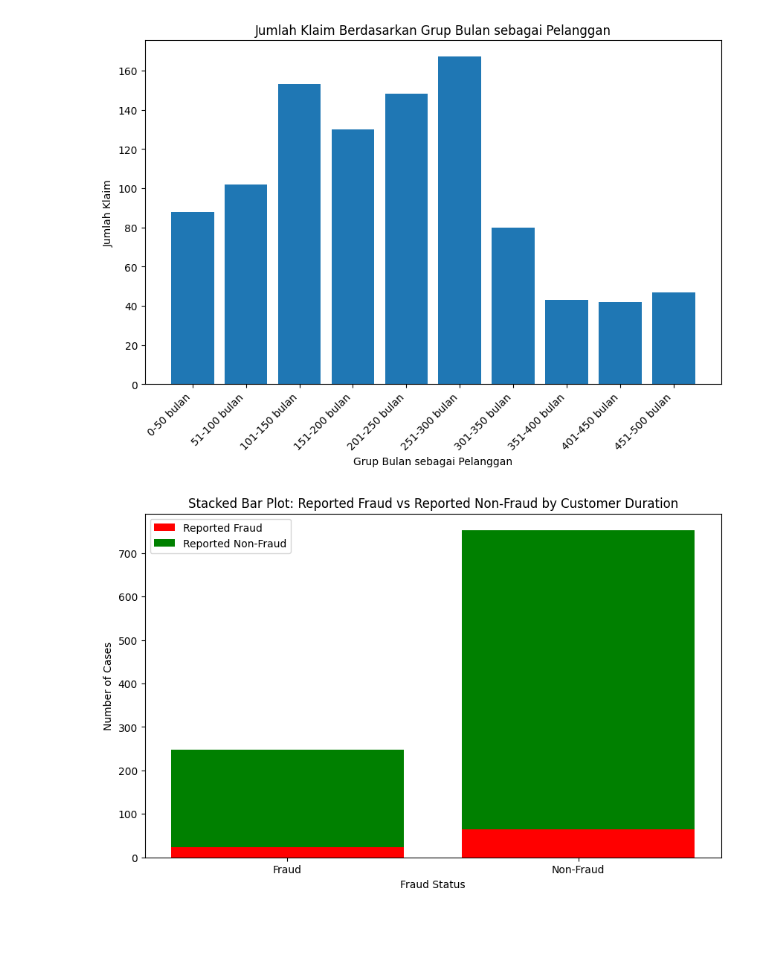
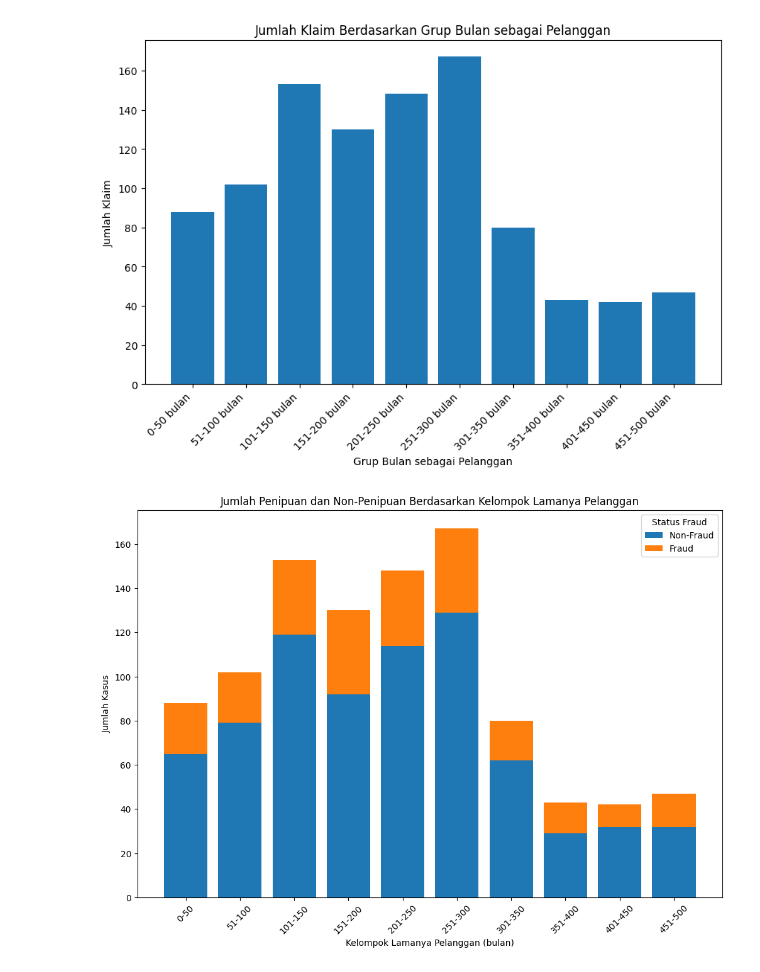
Before and after one commit to dewaahr/71220826_HermanusRanggaHoro_DeteksiKecuranganAsuransi_RandomForest, a Jupyter notebook: UAS - AI 71220826.ipynb, the cells around one changed output. Saved outputs shown, nothing was run; the diff lists cells and outputs as text; code cells hidden in the pictures; blank space fills up the shorter version.

```diff
--- a/UAS - AI 71220826.ipynb
+++ b/UAS - AI 71220826.ipynb
@@ -275,28 +275,38 @@ plt.show()
 # %% [output]
 [figure]
 # %%
-fraud_labels = ['Fraud', 'Non-Fraud']
-fraud_count = [
-    df[df['fraud_reported'] == 1]['months_as_customer_groups_0-50'].sum(),
-    df[df['fraud_reported'] == 0]['months_as_customer_groups_0-50'].sum()
+month_groups = [
+    'months_as_customer_groups_0-50',
+    'months_as_customer_groups_51-100',
+    'months_as_customer_groups_101-150',
+    'months_as_customer_groups_151-200',
+    'months_as_customer_groups_201-250',
+    'months_as_customer_groups_251-300',
+    'months_as_customer_groups_301-350',
+    'months_as_customer_groups_351-400',
+    'months_as_customer_groups_401-450',
+    'months_as_customer_groups_451-500'
 ]
+fraud_counts = {group: df[df['fraud_reported'] == 1][group].sum() for group in month_groups}
+non_fraud_counts = {group: df[df['fraud_reported'] == 0][group].sum() for group in month_groups}
 
-non_fraud_count = [
-    len(df[df['fraud_reported'] == 1]) - fraud_count[0],
-    len(df[df['fraud_reported'] == 0]) - fraud_count[1]
-]
+categories = ['0-50', '51-100', '101-150', '151-200', '201-250',
+              '251-300', '301-350', '351-400', '401-450', '451-500']
+fraud_values = list(fraud_counts.values())
+non_fraud_values = list(non_fraud_counts.values())
 
-# Membuat stacked bar plot
-plt.figure(figsize=(10, 6))
-plt.bar(fraud_labels, fraud_count, label='Reported Fraud', color='red')
-plt.bar(fraud_labels, non_fraud_count, bottom=fraud_count, label='Reported Non-Fraud', color='green')
-plt.title('Stacked Bar Plot: Reported Fraud vs Reported Non-Fraud by Customer Duration')
-plt.xlabel('Fraud Status')
-plt.ylabel('Number of Cases')
-plt.legend()
+plt.figure(figsize=(12, 8))
+plt.bar(categories, non_fraud_values, label='Non-Fraud')
+plt.bar(categories, fraud_values, bottom=non_fraud_values, label='Fraud')
+
+plt.title('Jumlah Penipuan dan Non-Penipuan Berdasarkan Kelompok Lamanya Pelanggan')
+plt.xlabel('Kelompok Lamanya Pelanggan (bulan)')
+plt.ylabel('Jumlah Kasus')
+plt.legend(title='Status Fraud')
+plt.xticks(rotation=45)
 plt.show()
 # %% [output]
-[figure, old version]
+[figure, new version]
 # %%
 occupation_cols = [
     'insured_occupation_adm-clerical', 'insured_occupation_armed-forces',
```
Also changed, not shown: parts of 7 cells of this notebook, 3 other files.
